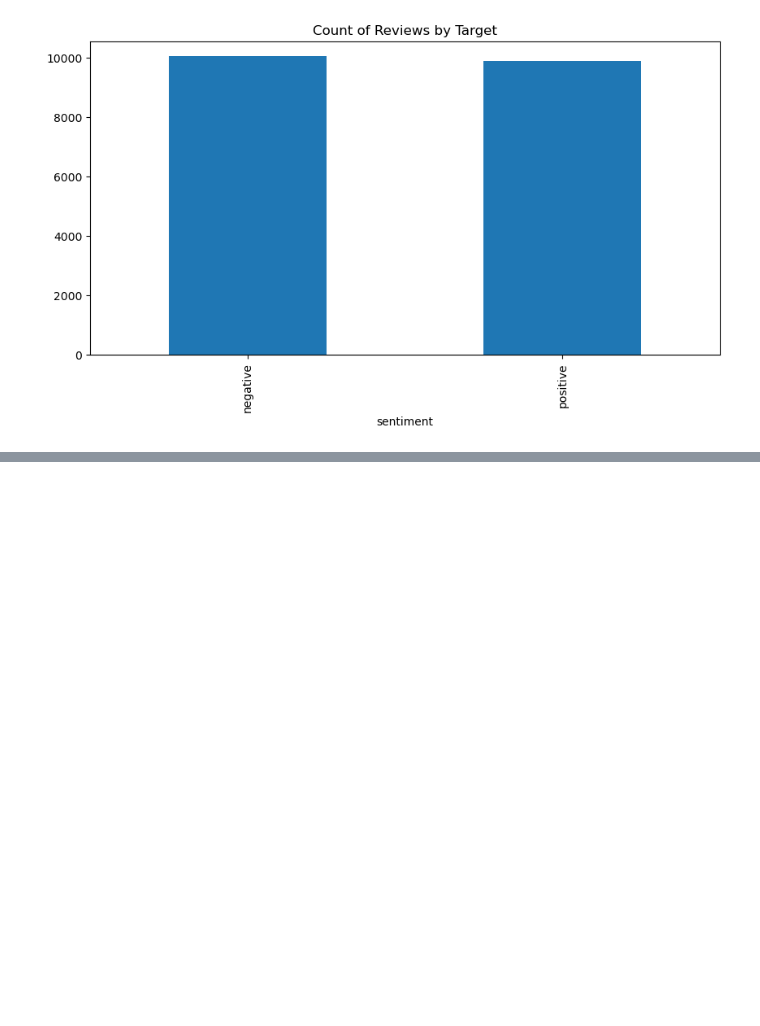
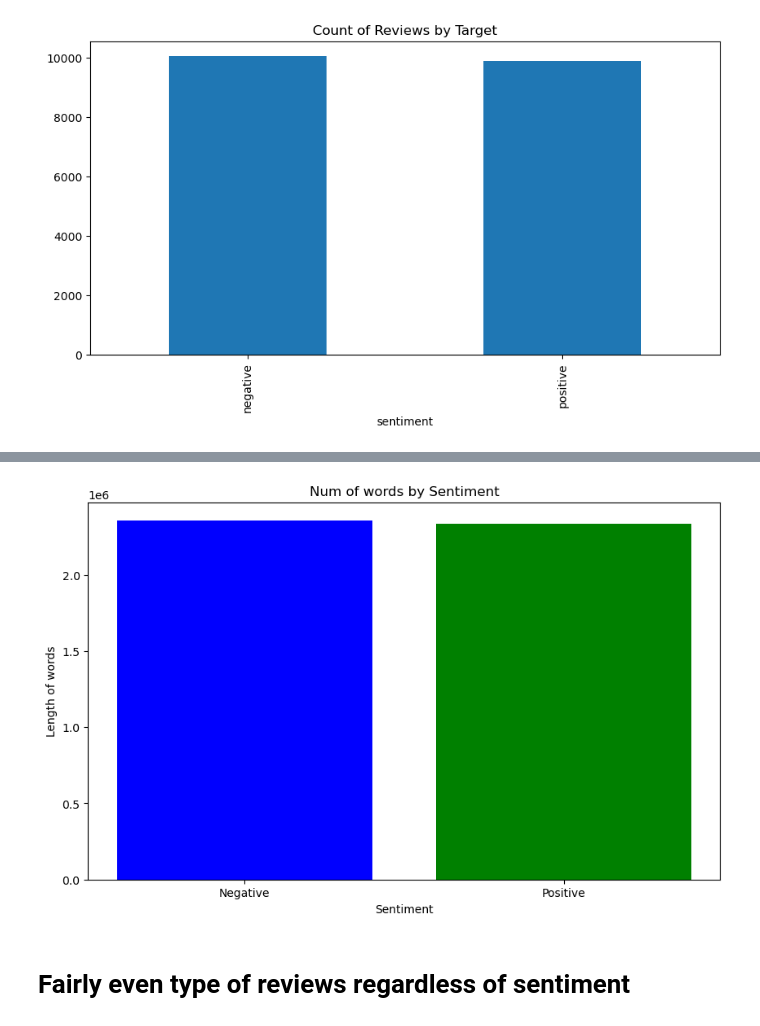
Before and after one commit to MaukanMir/IMDB-Sentiment-Analysis, a Jupyter notebook: training.ipynb, the cells around one changed output, grey strips where cells are left out. Cells and saved outputs as stored; diff of their text form; code cells hidden in the pictures; blank space fills up the shorter version.

```diff
--- a/training.ipynb
+++ b/training.ipynb
@@ -237,0 +252,14 @@ df['num_words'] = df['review'].apply(lambda x: len(x.split()))
+# %%
+num_words = df.groupby('sentiment')['num_words'].sum().reset_index()
+
+plt.figure(figsize=(10, 6))
+plt.bar(num_words['sentiment'], num_words['num_words'], color=['blue', 'green'])
+plt.xlabel('Sentiment')
+plt.ylabel('Length of words')
+plt.title('Num of words by Sentiment')
+plt.xticks(ticks=num_words['sentiment'], labels=['Negative', 'Positive'])
+plt.show()
+# %% [output]
+[figure, added]
+# %% [markdown]
+# Fairly even type of reviews regardless of sentiment
```
Also changed, not shown: parts of 2 cells of this notebook.
